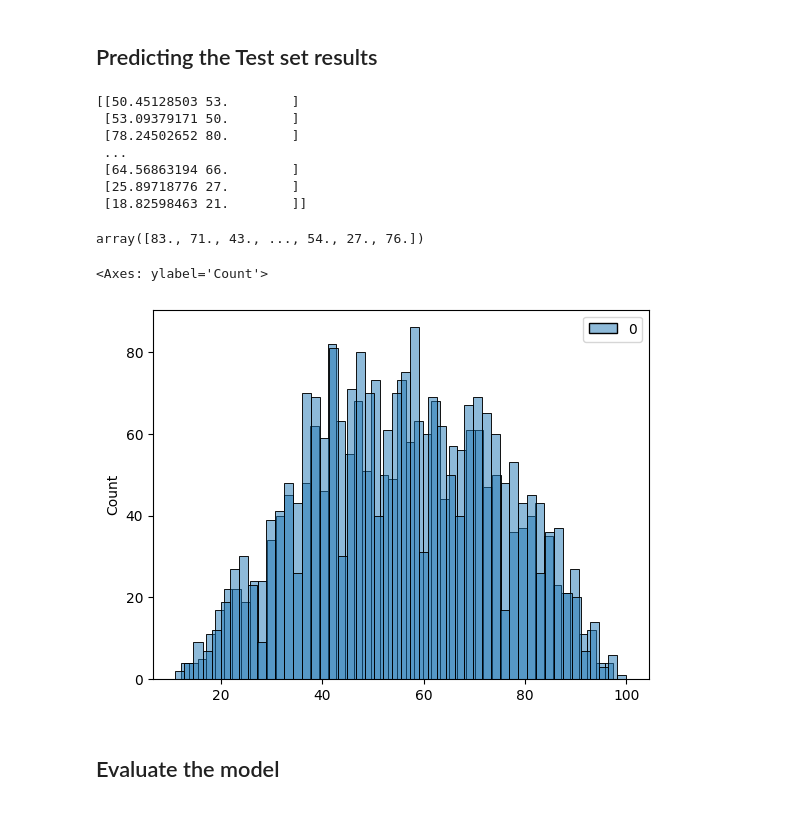
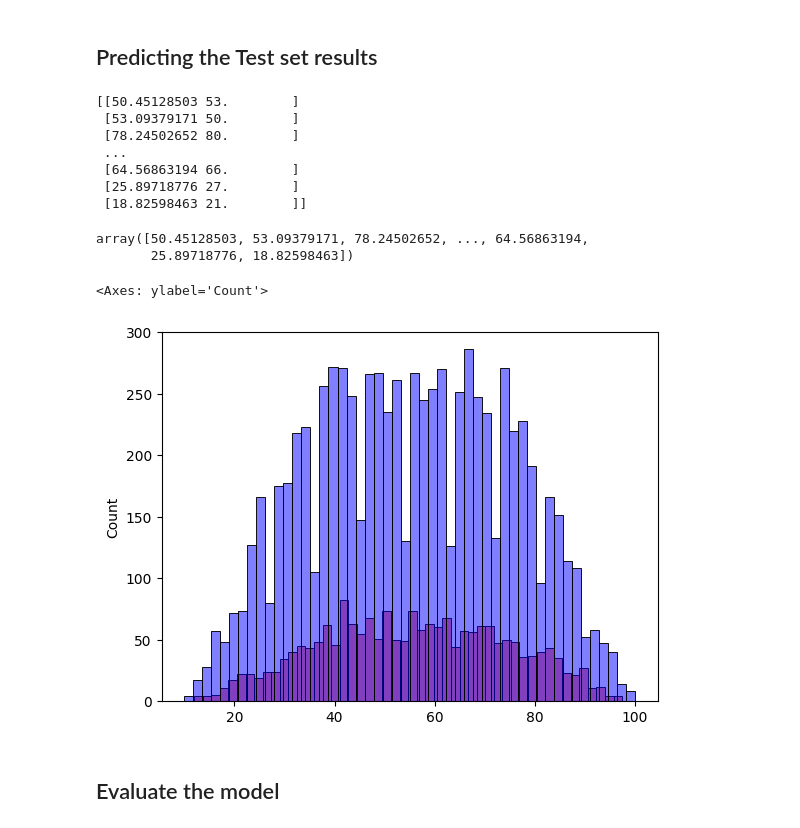
Before and after one commit to RamadeviKN/Student-Performance-Analysis-Using-Machine-Learning, a Jupyter notebook: Regression/student_performance_ml_regression.ipynb, the cells around one changed output. Saved outputs shown, nothing was run; the diff lists cells and outputs as text; code cells hidden in the pictures.

```diff
--- a/Regression/student_performance_ml_regression.ipynb
+++ b/Regression/student_performance_ml_regression.ipynb
@@ -61,6 +61,7 @@ y_pred = regressor.predict(X_test)
 print(np.concatenate((y_pred.reshape(len(y_pred),1), y_test.reshape(len(y_test),1)),1))
 X_train
 y_train
+y_pred
 # %% [output]
 [[50.45128503 53.        ]
  [53.09379171 50.        ]
@@ -69,15 +70,16 @@ y_train
  [64.56863194 66.        ]
  [25.89718776 27.        ]
  [18.82598463 21.        ]]
-array([83., 71., 43., ..., 54., 27., 76.])
+array([50.45128503, 53.09379171, 78.24502652, ..., 64.56863194,
+       25.89718776, 18.82598463])
 # %%
 # Plot the predictions and the real values
 import seaborn as sns
 sns.histplot(y_pred, color='red', alpha=0.5, bins=50)
-sns.histplot(y_train, color='blue', alpha=0.5, bins=50)
+sns.histplot(y_test, color='blue', alpha=0.5, bins=50)
 # %% [output]
 <Axes: ylabel='Count'>
-[figure, old version]
+[figure, new version]
 # %% [markdown]
 ## Evaluate the model
 # %%
```
